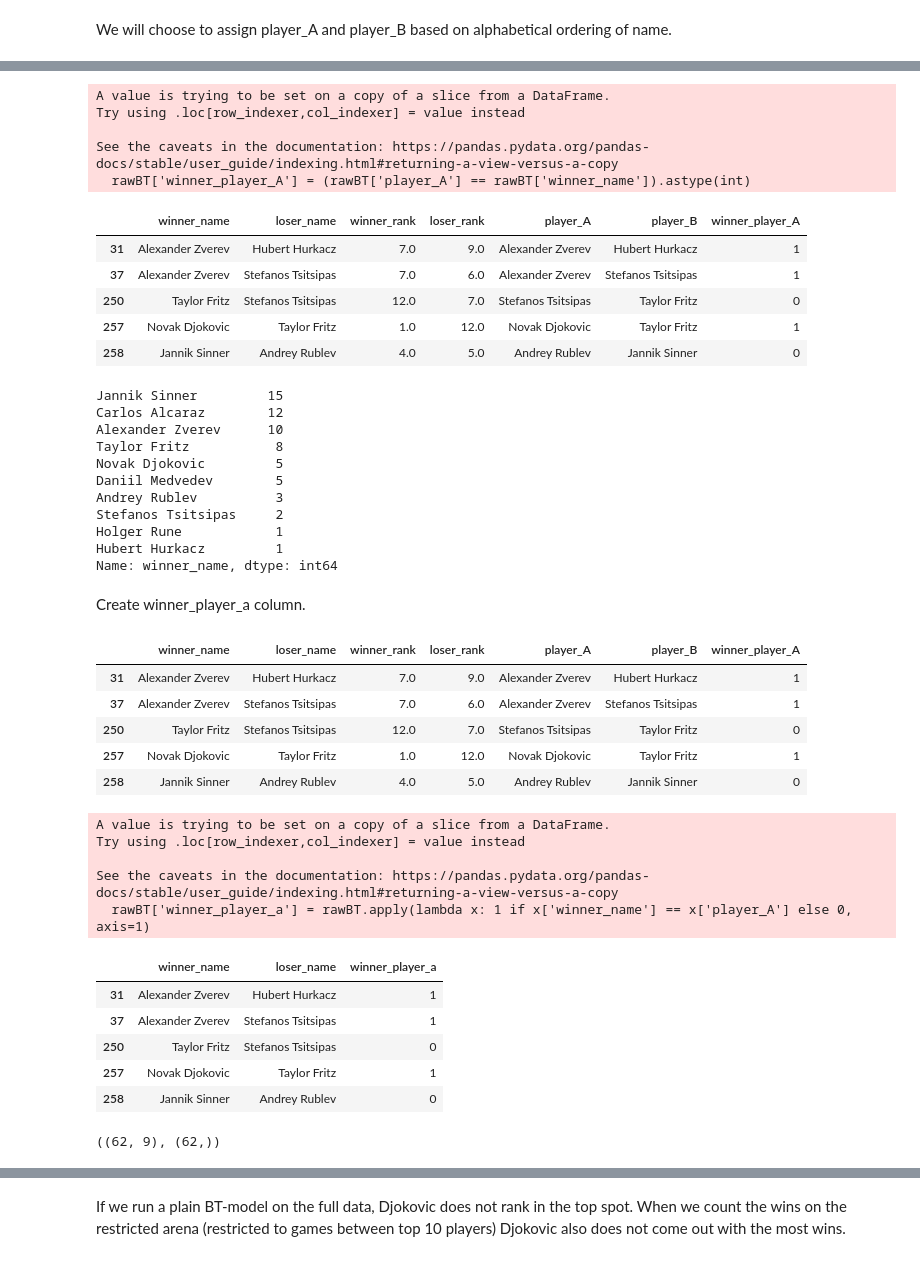
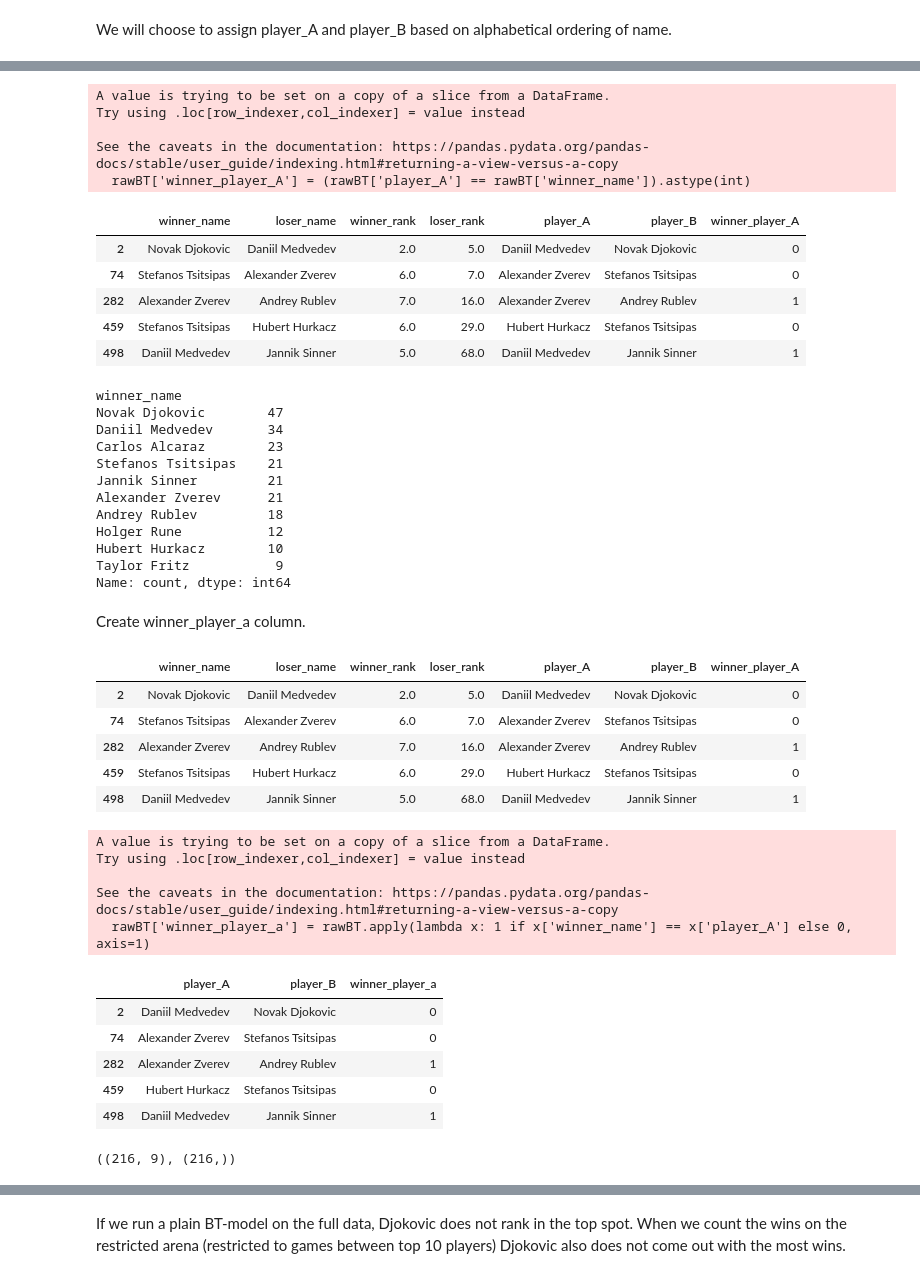
Before and after one commit to JennyHuang19/IsRankingRobust, a Jupyter notebook: tennis.ipynb, the cells around one changed output, grey strips where cells are left out. Cells and saved outputs as stored; diff of their text form; code cells hidden in the pictures.

Commit message:
fix tennis

```diff
--- a/tennis.ipynb
+++ b/tennis.ipynb
@@ -19,3 +14,10 @@ df_2024_rankings = pd.read_csv('/Users/JennyH/Desktop/IsRankingRobust/data/atp_r
+# %%
+# Import datasets from
+df = pd.concat([pd.read_csv(f'https://raw.githubusercontent.com/JeffSackmann/tennis_atp/refs/heads/master/atp_matches_{i}.csv') for i in [2020, 2021, 2022, 2023]], ignore_index=True)
+
+#df = pd.read_csv('https://raw.githubusercontent.com/JeffSackmann/tennis_atp/refs/heads/master/atp_matches_2020.csv')
+# %%
+df_2024_rankings = pd.read_csv('https://raw.githubusercontent.com/JeffSackmann/tennis_atp/refs/heads/master/atp_rankings_current.csv')
 # %%
 # inspect the available splits
 df.head()
@@ -44,5 +32,6 @@ Name: player, dtype: int64
 # %%
-top_10_ranked_playerids = df_2024_rankings['player'].head(10)
+top_10_ranked_playerids = df_2024_rankings['player'].head(30)
+#top_10_ranked_playerids
 # %% [markdown]
 Filter for games between top-ranked players, where both the winner_id and loser_id are in top_10_ranked_playerids.
 # %%
@@ -71,0 +44,6 @@ df['winner_rank'].nunique(), df['loser_rank'].nunique()
+# %%
+game_counts = top_matchups['winner_id'].value_counts() + top_matchups['loser_id'].value_counts()
+valid_players = game_counts[game_counts > 20].index
+
+# Filter rows where both winner and loser are in valid_players
+top_matchups = top_matchups[top_matchups['winner_id'].isin(valid_players) & top_matchups['loser_id'].isin(valid_players)]
@@ -103,38 +85,39 @@ Try using .loc[row_indexer,col_indexer] = value instead
 See the caveats in the documentation: https://pandas.pydata.org/pandas-docs/stable/user_guide/indexing.html#returning-a-view-versus-a-copy
   rawBT['winner_player_A'] = (rawBT['player_A'] == rawBT['winner_name']).astype(int)
 |  | winner_name | loser_name | winner_rank | loser_rank | player_A | player_B | winner_player_A |
-| 31 | Alexander Zverev | Hubert Hurkacz | 7.0 | 9.0 | Alexander Zverev | Hubert Hurkacz | 1 |
-| 37 | Alexander Zverev | Stefanos Tsitsipas | 7.0 | 6.0 | Alexander Zverev | Stefanos Tsitsipas | 1 |
-| 250 | Taylor Fritz | Stefanos Tsitsipas | 12.0 | 7.0 | Stefanos Tsitsipas | Taylor Fritz | 0 |
-| 257 | Novak Djokovic | Taylor Fritz | 1.0 | 12.0 | Novak Djokovic | Taylor Fritz | 1 |
-| 258 | Jannik Sinner | Andrey Rublev | 4.0 | 5.0 | Andrey Rublev | Jannik Sinner | 0 |
+| 2 | Novak Djokovic | Daniil Medvedev | 2.0 | 5.0 | Daniil Medvedev | Novak Djokovic | 0 |
+| 74 | Stefanos Tsitsipas | Alexander Zverev | 6.0 | 7.0 | Alexander Zverev | Stefanos Tsitsipas | 0 |
+| 282 | Alexander Zverev | Andrey Rublev | 7.0 | 16.0 | Alexander Zverev | Andrey Rublev | 1 |
+| 459 | Stefanos Tsitsipas | Hubert Hurkacz | 6.0 | 29.0 | Hubert Hurkacz | Stefanos Tsitsipas | 0 |
+| 498 | Daniil Medvedev | Jannik Sinner | 5.0 | 68.0 | Daniil Medvedev | Jannik Sinner | 1 |
 # %%
 # Count wins for each player
 win_counts = rawBT['winner_name'].value_counts()
 win_counts
 # %% [output]
-Jannik Sinner         15
-Carlos Alcaraz        12
-Alexander Zverev      10
-Taylor Fritz           8
-Novak Djokovic         5
-Daniil Medvedev        5
-Andrey Rublev          3
-Stefanos Tsitsipas     2
-Holger Rune            1
-Hubert Hurkacz         1
-Name: winner_name, dtype: int64
+winner_name
+Novak Djokovic        47
+Daniil Medvedev       34
+Carlos Alcaraz        23
+Stefanos Tsitsipas    21
+Jannik Sinner         21
+Alexander Zverev      21
+Andrey Rublev         18
+Holger Rune           12
+Hubert Hurkacz        10
+Taylor Fritz           9
+Name: count, dtype: int64
 # %% [markdown]
 Create winner_player_a column.
 # %%
 rawBT.head()
 # %% [output]
 |  | winner_name | loser_name | winner_rank | loser_rank | player_A | player_B | winner_player_A |
-| 31 | Alexander Zverev | Hubert Hurkacz | 7.0 | 9.0 | Alexander Zverev | Hubert Hurkacz | 1 |
-| 37 | Alexander Zverev | Stefanos Tsitsipas | 7.0 | 6.0 | Alexander Zverev | Stefanos Tsitsipas | 1 |
-| 250 | Taylor Fritz | Stefanos Tsitsipas | 12.0 | 7.0 | Stefanos Tsitsipas | Taylor Fritz | 0 |
-| 257 | Novak Djokovic | Taylor Fritz | 1.0 | 12.0 | Novak Djokovic | Taylor Fritz | 1 |
-| 258 | Jannik Sinner | Andrey Rublev | 4.0 | 5.0 | Andrey Rublev | Jannik Sinner | 0 |
+| 2 | Novak Djokovic | Daniil Medvedev | 2.0 | 5.0 | Daniil Medvedev | Novak Djokovic | 0 |
+| 74 | Stefanos Tsitsipas | Alexander Zverev | 6.0 | 7.0 | Alexander Zverev | Stefanos Tsitsipas | 0 |
+| 282 | Alexander Zverev | Andrey Rublev | 7.0 | 16.0 | Alexander Zverev | Andrey Rublev | 1 |
+| 459 | Stefanos Tsitsipas | Hubert Hurkacz | 6.0 | 29.0 | Hubert Hurkacz | Stefanos Tsitsipas | 0 |
+| 498 | Daniil Medvedev | Jannik Sinner | 5.0 | 68.0 | Daniil Medvedev | Jannik Sinner | 1 |
 # %%
 rawBT['winner_player_a'] = rawBT.apply(lambda x: 1 if x['winner_name'] == x['player_A'] else 0, axis=1)
 # %% [output]
@@ -144,23 +127,23 @@ Try using .loc[row_indexer,col_indexer] = value instead
 See the caveats in the documentation: https://pandas.pydata.org/pandas-docs/stable/user_guide/indexing.html#returning-a-view-versus-a-copy
   rawBT['winner_player_a'] = rawBT.apply(lambda x: 1 if x['winner_name'] == x['player_A'] else 0, axis=1)
 # %%
-for_BT = rawBT[['winner_name', 'loser_name', 'winner_player_a']]
+for_BT = rawBT[['player_A', 'player_B', 'winner_player_a']]
 for_BT.head()
 # rawBT_noTies.head() # (2575, 3)
 # rawBT_noTies.shape
 # %% [output]
-|  | winner_name | loser_name | winner_player_a |
-| 31 | Alexander Zverev | Hubert Hurkacz | 1 |
-| 37 | Alexander Zverev | Stefanos Tsitsipas | 1 |
-| 250 | Taylor Fritz | Stefanos Tsitsipas | 0 |
-| 257 | Novak Djokovic | Taylor Fritz | 1 |
-| 258 | Jannik Sinner | Andrey Rublev | 0 |
+|  | player_A | player_B | winner_player_a |
+| 2 | Daniil Medvedev | Novak Djokovic | 0 |
+| 74 | Alexander Zverev | Stefanos Tsitsipas | 0 |
+| 282 | Alexander Zverev | Andrey Rublev | 1 |
+| 459 | Hubert Hurkacz | Stefanos Tsitsipas | 0 |
+| 498 | Daniil Medvedev | Jannik Sinner | 1 |
 # %%
 # make the BT design matrix.
 X, y, player_to_id = make_BT_design_matrix(for_BT, weight_tie = False)
 X.shape, y.shape
 # %% [output]
-((62, 9), (62,))
+((216, 9), (216,))
 # %%
 id_to_player = {v: k for k, v in player_to_id.items()}
 id_to_player
```
Also changed, not shown: parts of 25 cells of this notebook.
